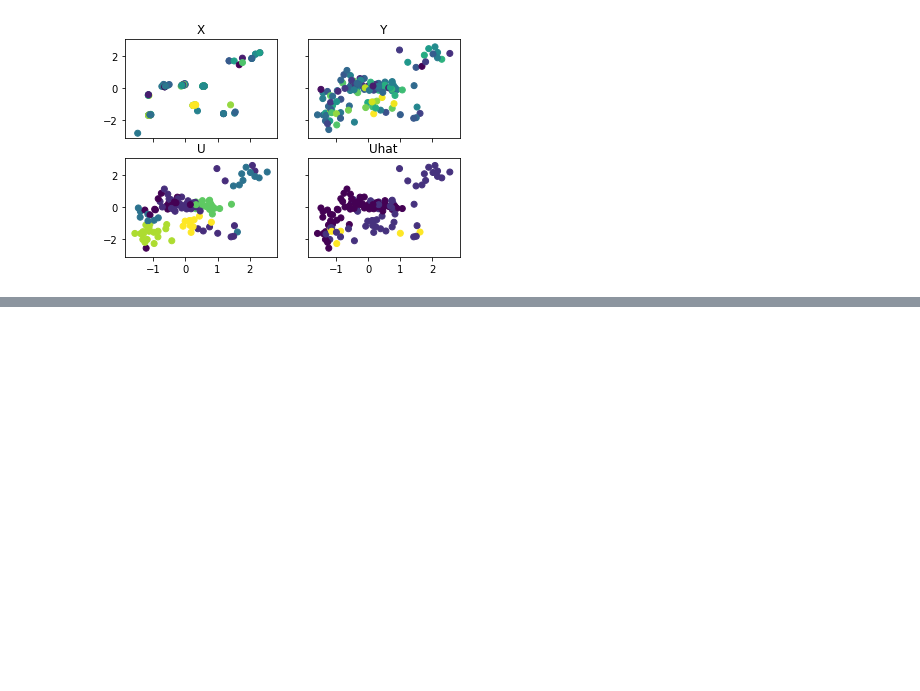
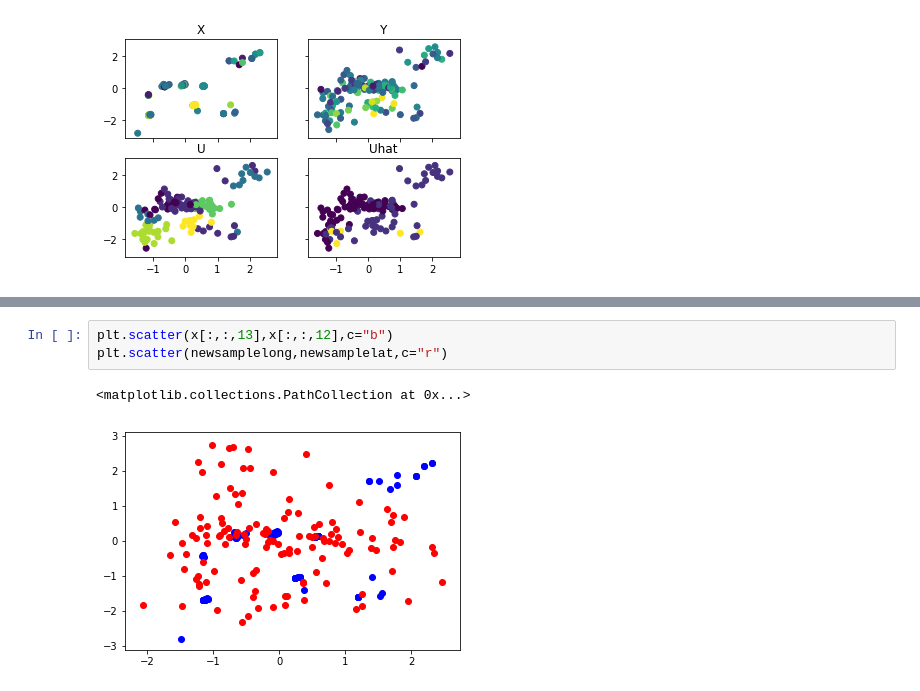
Before and after one commit to lillyclark/pytorch_privacy, a Jupyter notebook: nb_privacy.ipynb, the cells around one changed output, grey strips where cells are left out. Saved outputs shown, nothing was run; the diff lists cells and outputs as text; blank space fills up the shorter version.

```diff
--- a/nb_privacy.ipynb
+++ b/nb_privacy.ipynb
@@ -363,0 +413,6 @@ show_privatizer(x,y,u,uhat)
+# %%
+plt.scatter(x[:,:,13],x[:,:,12],c="b")
+plt.scatter(newsamplelong,newsamplelat,c="r")
+# %% [output]
+<matplotlib.collections.PathCollection at 0x...>
+[figure, added]
```
Also changed, not shown: parts of 12 cells of this notebook, 4 other files.
